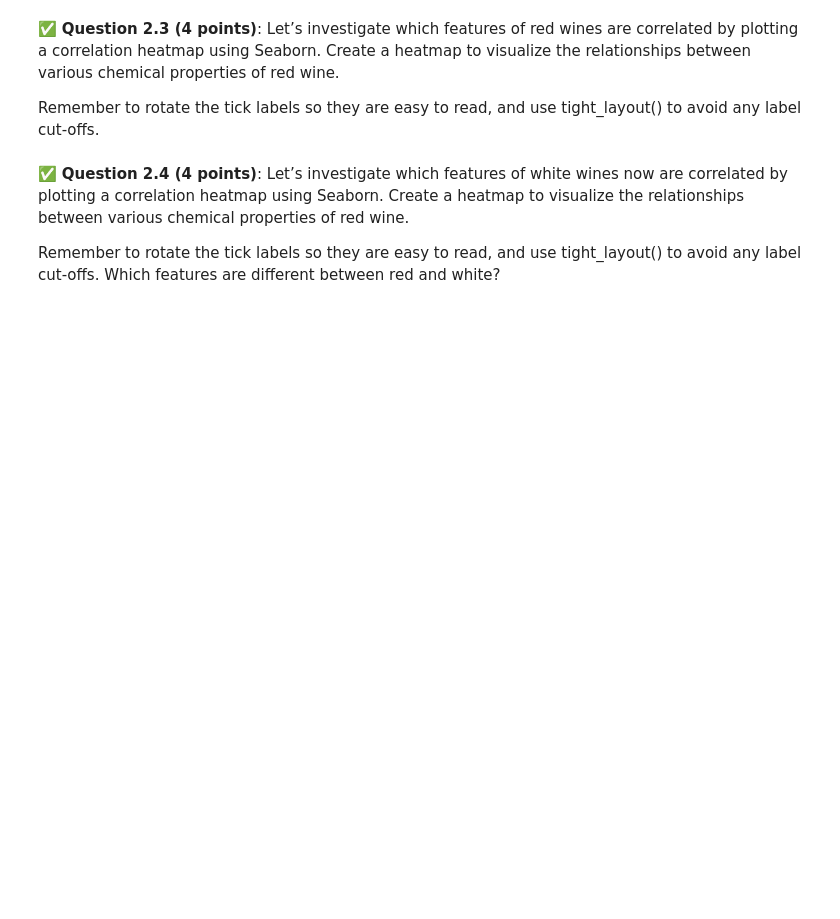
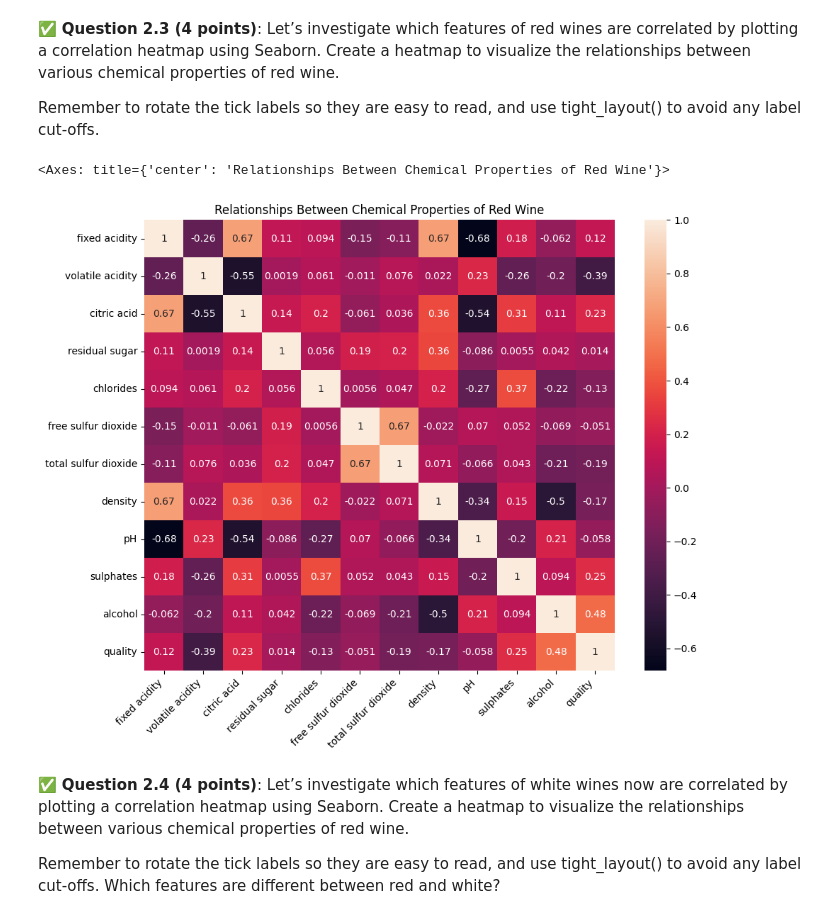
Before and after one commit to whitete3/CMSE202-f24-turnin, a Jupyter notebook: hw-03/HW-03_Regression-STUDENT.ipynb, the cells around one changed output. Cells and saved outputs as stored; diff of their text form; code cells hidden in the pictures; blank space fills up the shorter version.

```diff
--- a/hw-03/HW-03_Regression-STUDENT.ipynb
+++ b/hw-03/HW-03_Regression-STUDENT.ipynb
@@ -73,0 +75,6 @@ https://archive.ics.uci.edu/ml/machine-learning-databases/wine-quality/winequali
+# %%
+# Put your code here
+import pandas as pd
+red = pd.read_csv("winequality-red.csv", sep=';')
+white = pd.read_csv("winequality-white.csv", sep=';')
+pd.concat([red.head(), red.tail()])
@@ -80,3 +111,16 @@ Remember to rotate the tick labels so they are easy to read, and use tight_layou
+# %%
+# Put your code here
+import seaborn as sb
+import matplotlib.pyplot as plt
+plt.figure(figsize=(10, 8))
+heatmap = sb.heatmap(red.corr(), annot = True)
+plt.xticks(rotation=45, ha='right')
+plt.title("Relationships Between Chemical Properties of Red Wine")
+plt.tight_layout()
+heatmap
+# %% [output]
+<Axes: title={'center': 'Relationships Between Chemical Properties of Red Wine'}>
+[figure, added]
 # %% [markdown]
 &#9989;  **Question 2.4 (4 points)**: Let’s investigate which features of white wines now are correlated by plotting a correlation heatmap using Seaborn. Create a heatmap to visualize the relationships between various chemical properties of red wine.
 
```
Also changed, not shown: parts of 8 cells of this notebook, 3 other files.
